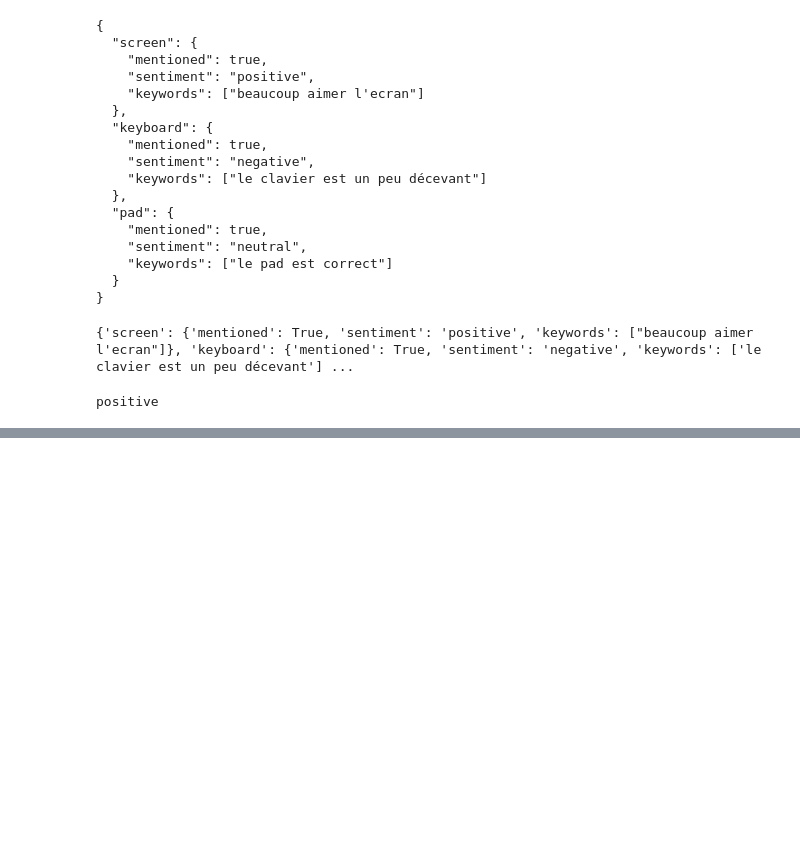
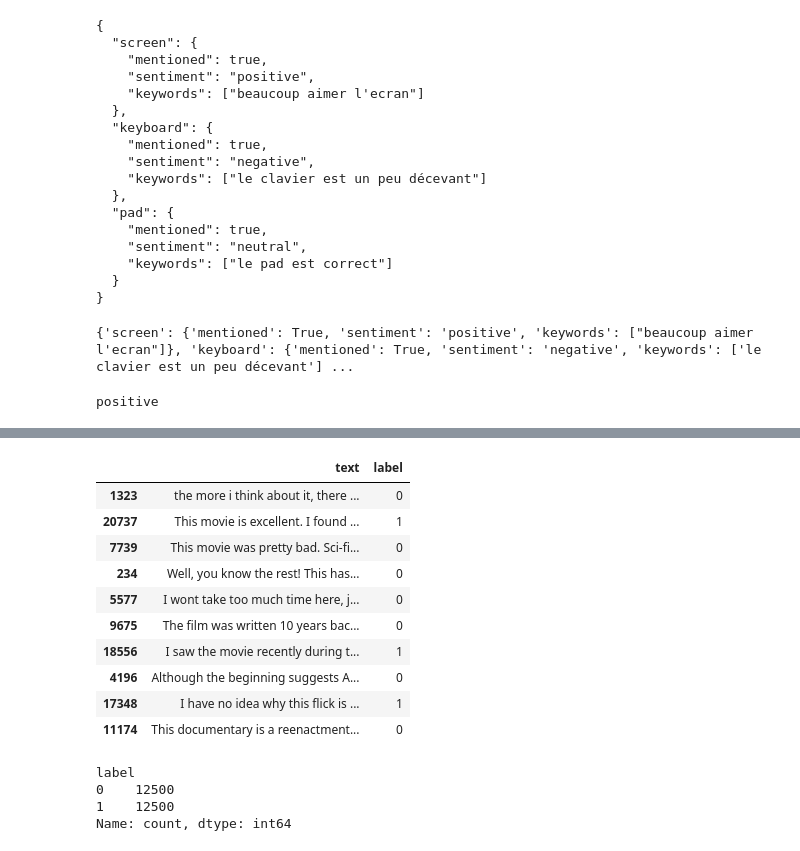
Before and after one commit to Wiss-byte/TP1-wissal-Prompt-Engineerin-For-Multi-Agent-Systems, a Jupyter notebook: sma.ipynb, the cells around one changed output, grey strips where cells are left out. Cells and saved outputs as stored; diff of their text form; code cells hidden in the pictures; blank space fills up the shorter version.

```diff
--- a/sma.ipynb
+++ b/sma.ipynb
@@ -310,0 +355,21 @@ positive
+# %%
+train_df.sample(10)
+# %% [output]
+|  | text | label |
+| 1323 | the more i think about it, there ... | 0 |
+| 20737 | This movie is excellent. I found ... | 1 |
+| 7739 | This movie was pretty bad. Sci-fi... | 0 |
+| 234 | Well, you know the rest! This has... | 0 |
+| 5577 | I wont take too much time here, j... | 0 |
+| 9675 | The film was written 10 years bac... | 0 |
+| 18556 | I saw the movie recently during t... | 1 |
+| 4196 | Although the beginning suggests A... | 0 |
+| 17348 | I have no idea why this flick is ... | 1 |
+| 11174 | This documentary is a reenactment... | 0 |
+# %%
+train_df['label'].value_counts()
+# %% [output]
+label
+0    12500
+1    12500
+Name: count, dtype: int64
```
Also changed, not shown: parts of 30 cells of this notebook, 2 other files.
